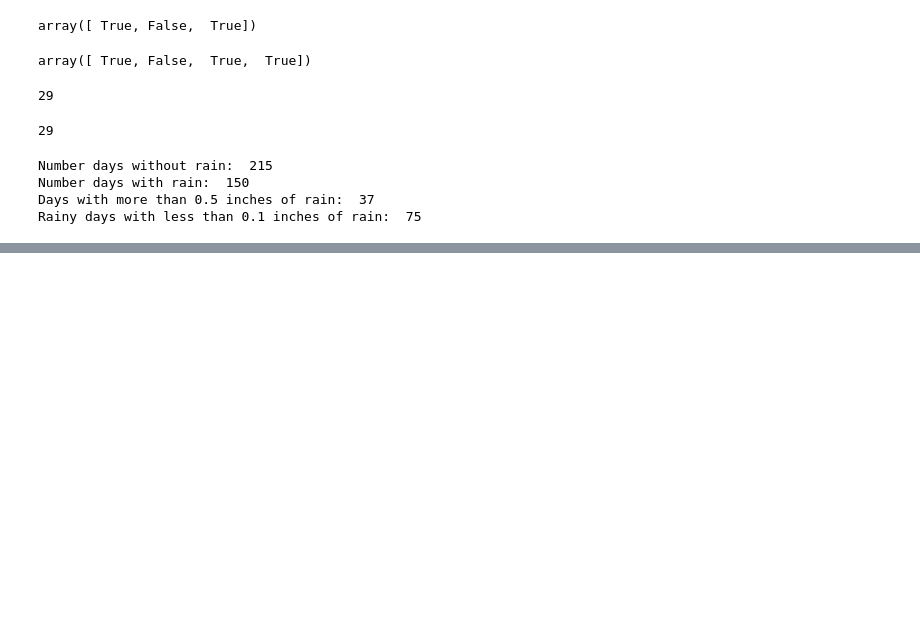
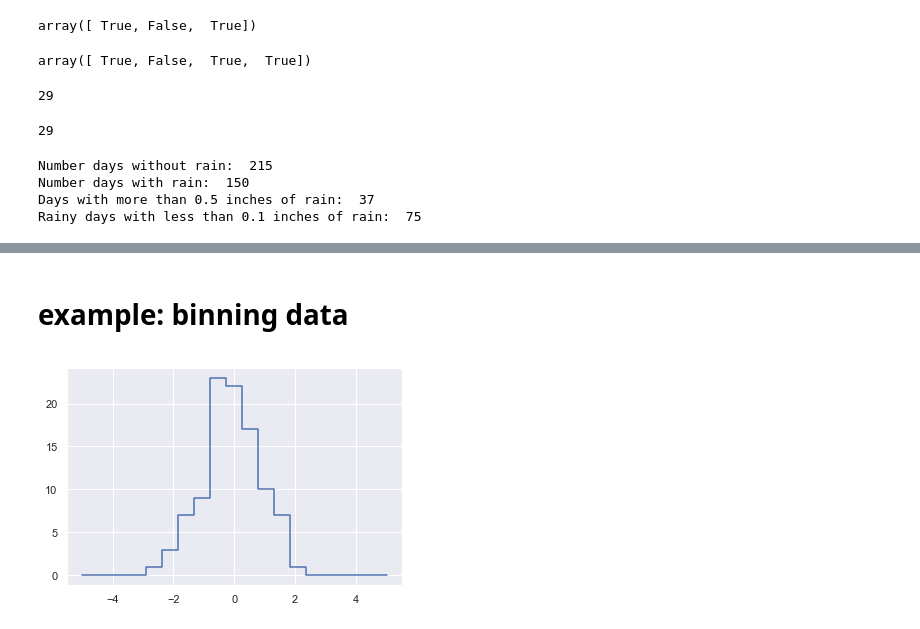
Before and after one commit to davejscott/PythonDataScience, a Jupyter notebook: SimpleNumpyPracticeandCalls.ipynb, the cells around one changed output, grey strips where cells are left out. Cells and saved outputs as stored; diff of their text form; code cells hidden in the pictures; blank space fills up the shorter version.

```diff
--- a/SimpleNumpyPracticeandCalls.ipynb
+++ b/SimpleNumpyPracticeandCalls.ipynb
@@ -1278,0 +1557,2 @@ Rainy days with less than 0.1 inches of rain:  75
+# %% [markdown]
+# example: binning data
@@ -1278,0 +1562,4 @@ Rainy days with less than 0.1 inches of rain:  75
+# %%
+#compute histogram by hand:
+bins = np.linspace(-5, 5, 20)
+counts = np.zeros_like(bins)
@@ -1278,0 +1572,5 @@ Rainy days with less than 0.1 inches of rain:  75
+# %%
+# plot the results
+plt.plot(bins, counts, linestyle='steps');
+# %% [output]
+[figure, added]
```
Also changed, not shown: parts of 80 cells of this notebook.
